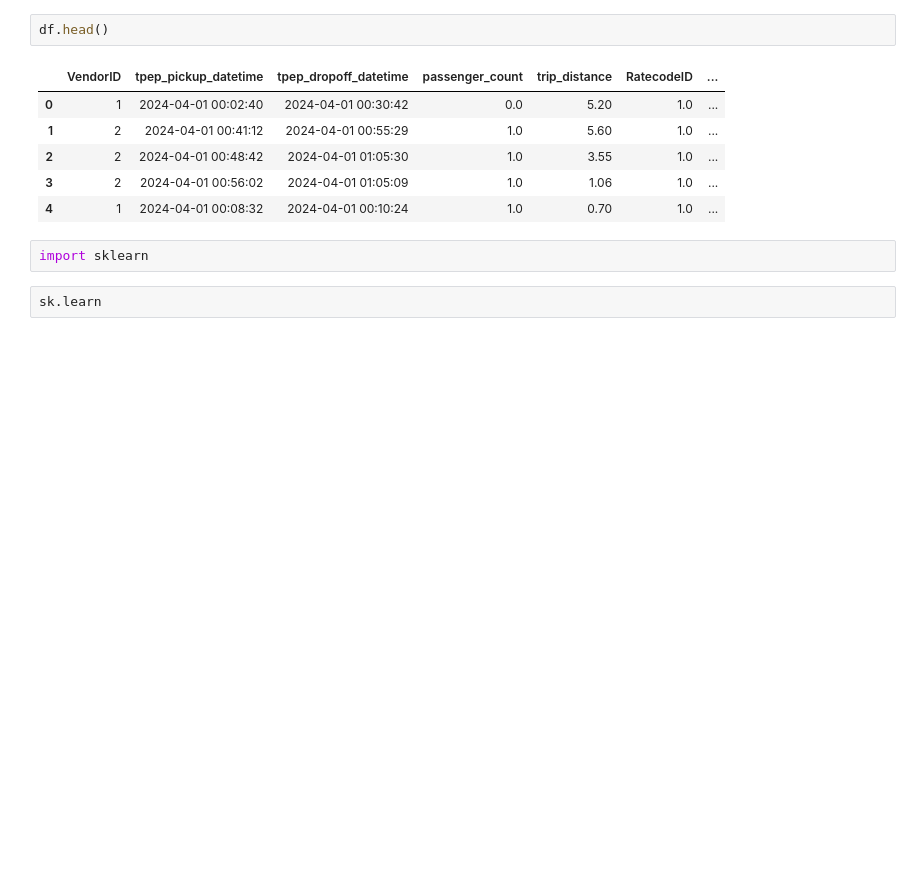
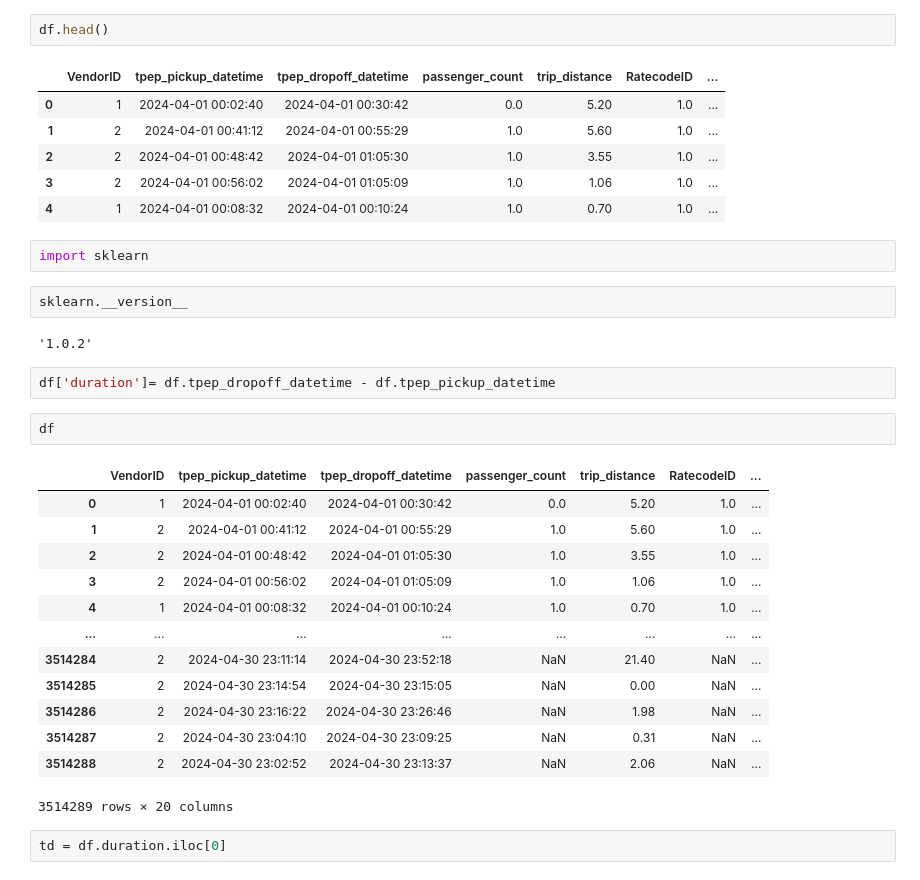
Before and after one commit to therealmazin/ML, a Jupyter notebook: Intro/homework.ipynb, the cells around one changed output. Saved outputs shown, nothing was run; the diff lists cells and outputs as text; blank space fills up the shorter version.

```diff
--- a/Intro/homework.ipynb
+++ b/Intro/homework.ipynb
@@ -25,5 +30,27 @@ df.head()
 | 4 | 1 | 2024-04-01 00:08:32 | 2024-04-01 00:10:24 | 1.0 | 0.70 | 1.0 | ... |
 # %%
 import sklearn
-# %%
-sk.learn
+# %%
+sklearn.__version__
+# %% [output]
+'1.0.2'
+# %%
+df['duration']= df.tpep_dropoff_datetime - df.tpep_pickup_datetime
+# %%
+df
+# %% [output]
+|  | VendorID | tpep_pickup_datetime | tpep_dropoff_datetime | passenger_count | trip_distance | RatecodeID | ... |
+| 0 | 1 | 2024-04-01 00:02:40 | 2024-04-01 00:30:42 | 0.0 | 5.20 | 1.0 | ... |
+| 1 | 2 | 2024-04-01 00:41:12 | 2024-04-01 00:55:29 | 1.0 | 5.60 | 1.0 | ... |
+| 2 | 2 | 2024-04-01 00:48:42 | 2024-04-01 01:05:30 | 1.0 | 3.55 | 1.0 | ... |
+| 3 | 2 | 2024-04-01 00:56:02 | 2024-04-01 01:05:09 | 1.0 | 1.06 | 1.0 | ... |
+| 4 | 1 | 2024-04-01 00:08:32 | 2024-04-01 00:10:24 | 1.0 | 0.70 | 1.0 | ... |
+| ... | ... | ... | ... | ... | ... | ... | ... |
+| 3514284 | 2 | 2024-04-30 23:11:14 | 2024-04-30 23:52:18 | NaN | 21.40 | NaN | ... |
+| 3514285 | 2 | 2024-04-30 23:14:54 | 2024-04-30 23:15:05 | NaN | 0.00 | NaN | ... |
+| 3514286 | 2 | 2024-04-30 23:16:22 | 2024-04-30 23:26:46 | NaN | 1.98 | NaN | ... |
+| 3514287 | 2 | 2024-04-30 23:04:10 | 2024-04-30 23:09:25 | NaN | 0.31 | NaN | ... |
+| 3514288 | 2 | 2024-04-30 23:02:52 | 2024-04-30 23:13:37 | NaN | 2.06 | NaN | ... |
+3514289 rows × 20 columns
+# %%
+td = df.duration.iloc[0]
```
Also changed, not shown: parts of 23 cells of this notebook.
